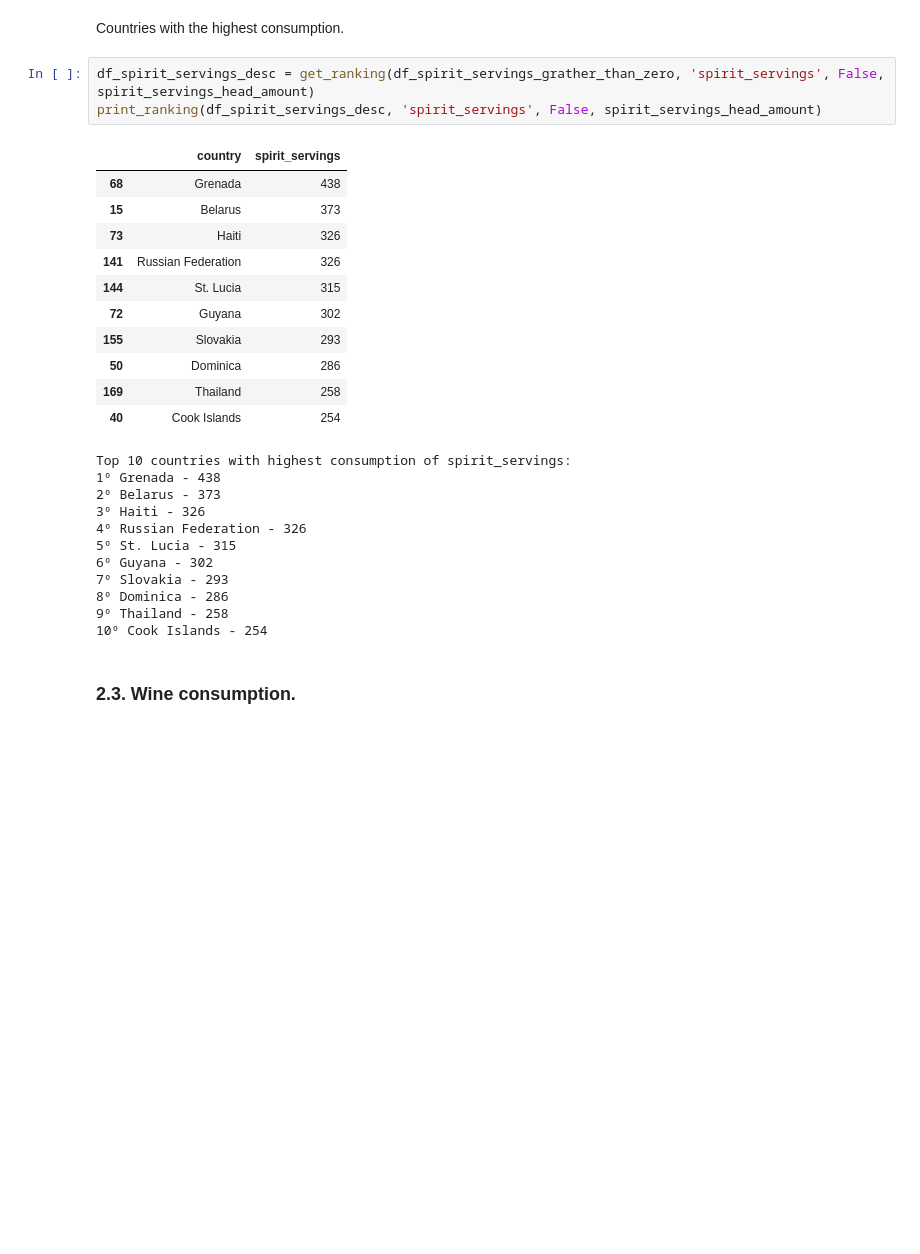
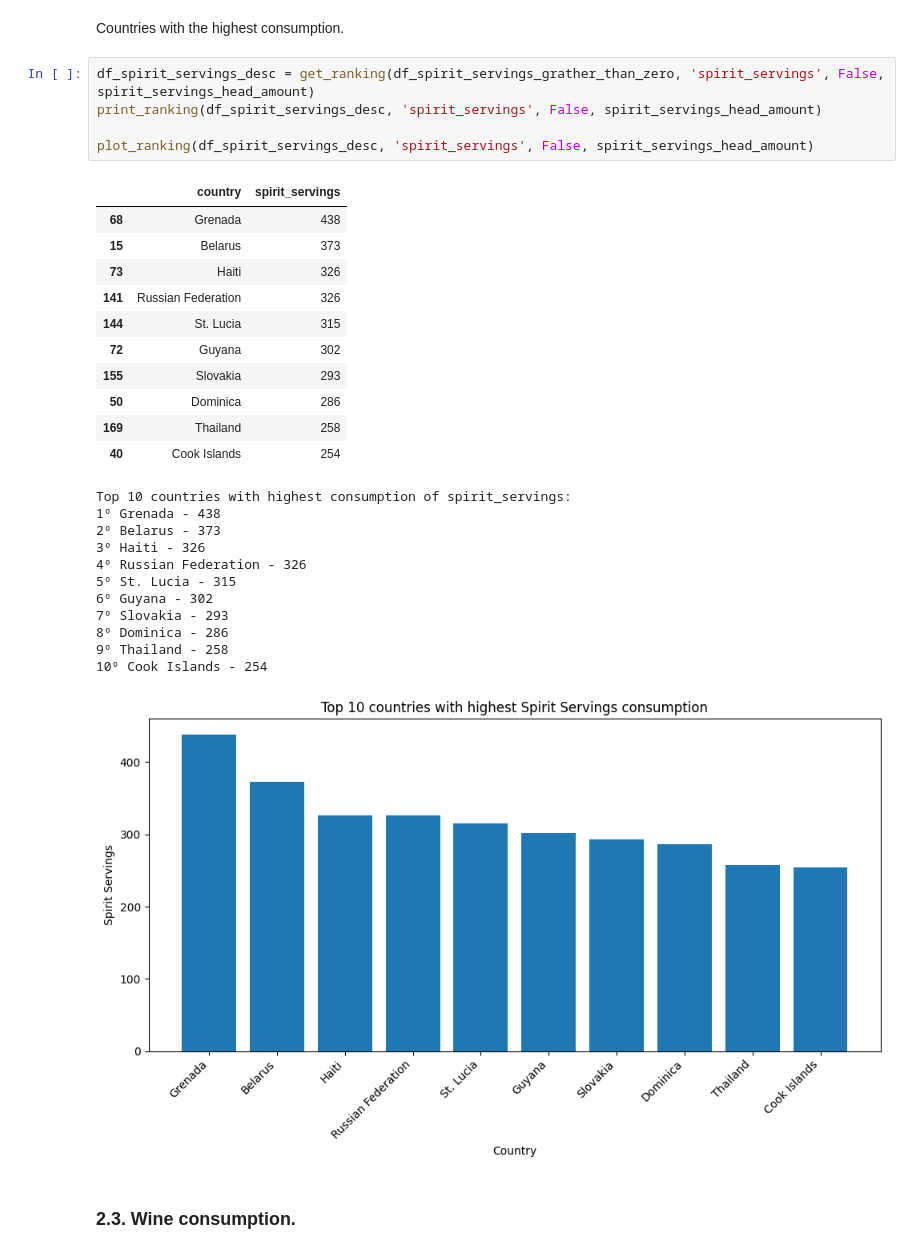
Before and after one commit to leonardopottmayer/data-science-alcohol-consumption-by-country, a Jupyter notebook: analysis/en/02_beverage_ranking_by_country.ipynb, the cells around one changed output. Cells and saved outputs as stored; diff of their text form; blank space fills up the shorter version.

```diff
--- a/analysis/en/02_beverage_ranking_by_country.ipynb
+++ b/analysis/en/02_beverage_ranking_by_country.ipynb
@@ -153,29 +189,32 @@ Countries with the highest consumption.
 # %%
 df_spirit_servings_desc = get_ranking(df_spirit_servings_grather_than_zero, 'spirit_servings', False, spirit_servings_head_amount)
 print_ranking(df_spirit_servings_desc, 'spirit_servings', False, spirit_servings_head_amount)
+
+plot_ranking(df_spirit_servings_desc, 'spirit_servings', False, spirit_servings_head_amount)
 # %% [output]
 |  | country | spirit_servings |
 | 68 | Grenada | 438 |
 | 15 | Belarus | 373 |
 | 73 | Haiti | 326 |
 | 141 | Russian Federation | 326 |
 | 144 | St. Lucia | 315 |
 | 72 | Guyana | 302 |
 | 155 | Slovakia | 293 |
 | 50 | Dominica | 286 |
 | 169 | Thailand | 258 |
 | 40 | Cook Islands | 254 |
 Top 10 countries with highest consumption of spirit_servings:
 1º Grenada - 438
 2º Belarus - 373
 3º Haiti - 326
 4º Russian Federation - 326
 5º St. Lucia - 315
 6º Guyana - 302
 7º Slovakia - 293
 8º Dominica - 286
 9º Thailand - 258
 10º Cook Islands - 254
+[figure, added]
 # %% [markdown]
 ### 2.3. Wine consumption.
 # %%
```
Also changed, not shown: parts of 7 cells of this notebook, 4 other files.
